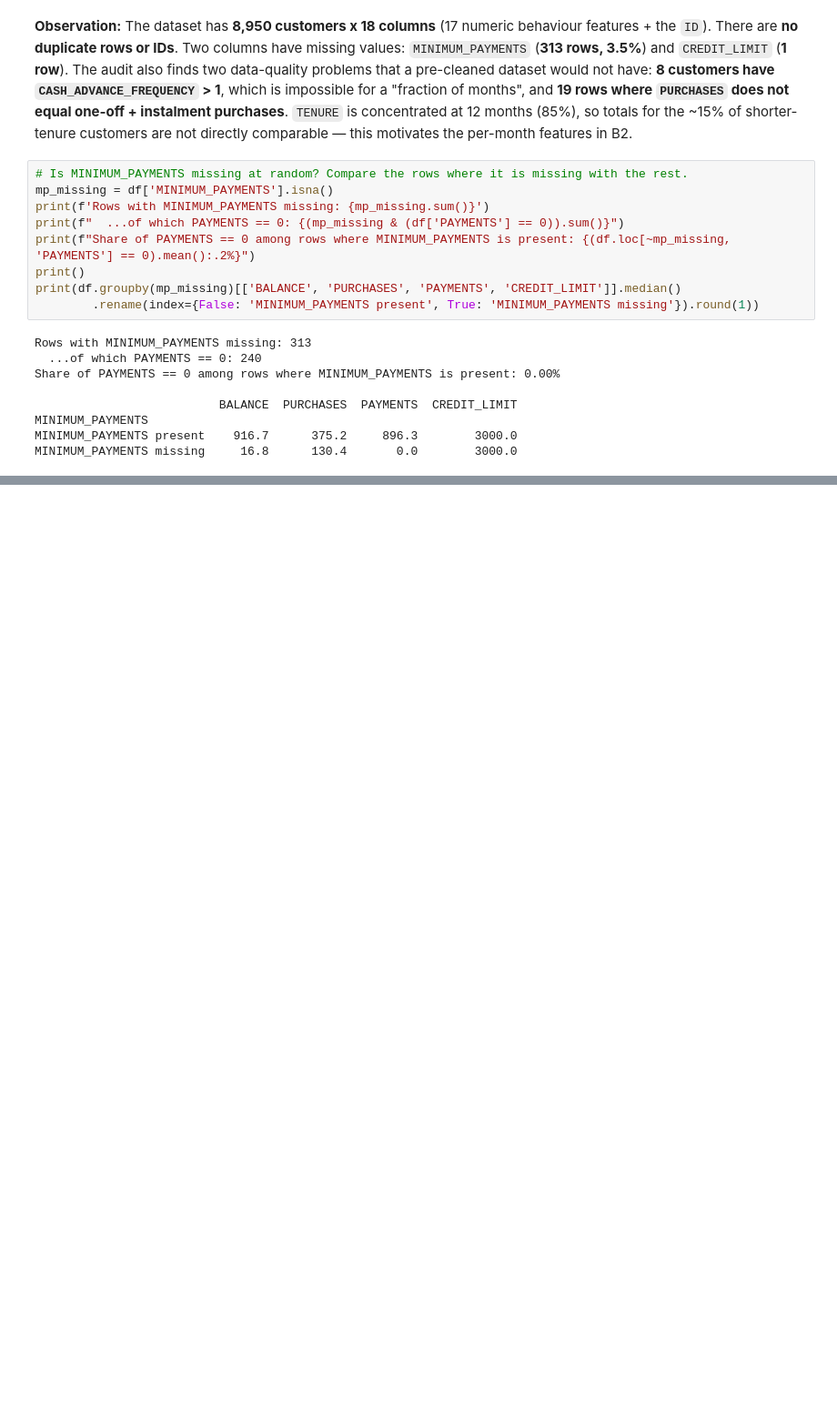
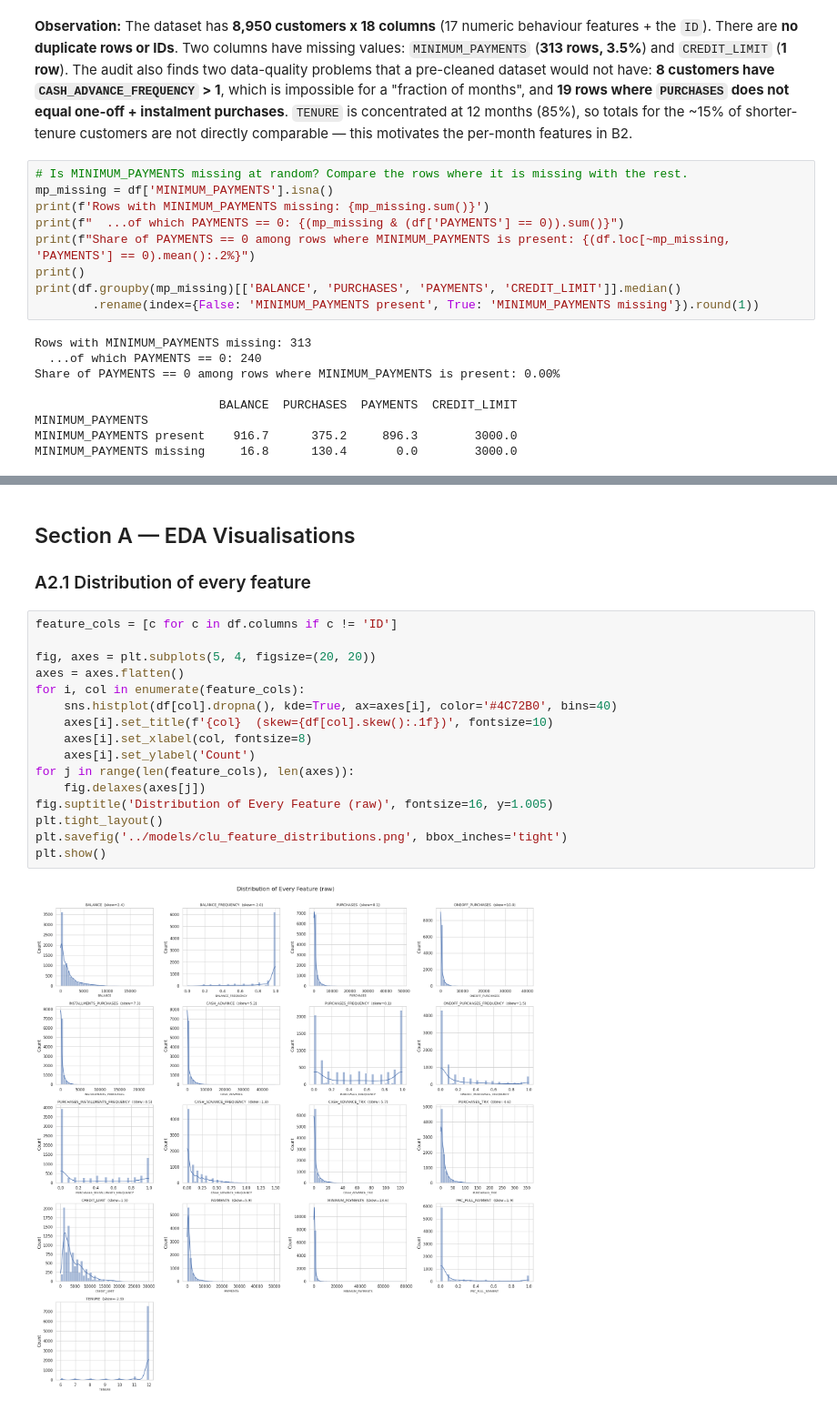
Before and after one commit to GVR2007/AI-risk-analysis, a Jupyter notebook: notebooks/clustering.ipynb, the cells around one changed output, grey strips where cells are left out. Shown at 91% size. Cells and saved outputs as stored; diff of their text form; blank space fills up the shorter version.

```diff
--- a/notebooks/clustering.ipynb
+++ b/notebooks/clustering.ipynb
@@ -146,0 +149,22 @@ MINIMUM_PAYMENTS missing     16.8      130.4       0.0        3000.0
+# %% [markdown]
+## Section A — EDA Visualisations
+
+### A2.1 Distribution of every feature
+# %%
+feature_cols = [c for c in df.columns if c != 'ID']
+
+fig, axes = plt.subplots(5, 4, figsize=(20, 20))
+axes = axes.flatten()
+for i, col in enumerate(feature_cols):
+    sns.histplot(df[col].dropna(), kde=True, ax=axes[i], color='#4C72B0', bins=40)
+    axes[i].set_title(f'{col}  (skew={df[col].skew():.1f})', fontsize=10)
+    axes[i].set_xlabel(col, fontsize=8)
+    axes[i].set_ylabel('Count')
+for j in range(len(feature_cols), len(axes)):
+    fig.delaxes(axes[j])
+fig.suptitle('Distribution of Every Feature (raw)', fontsize=16, y=1.005)
+plt.tight_layout()
+plt.savefig('../models/clu_feature_distributions.png', bbox_inches='tight')
+plt.show()
+# %% [output]
+[figure, added]
```
Also changed, not shown: parts of 2 cells of this notebook.
